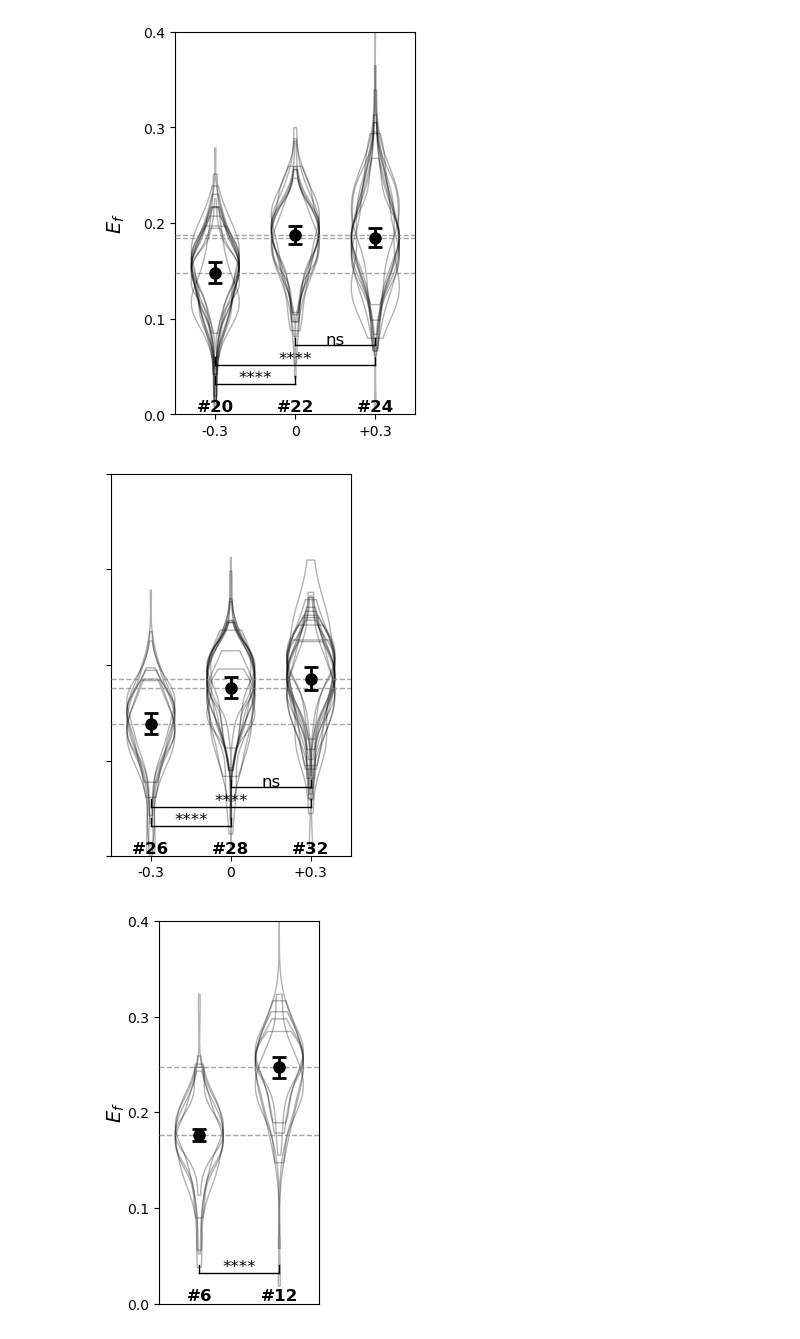
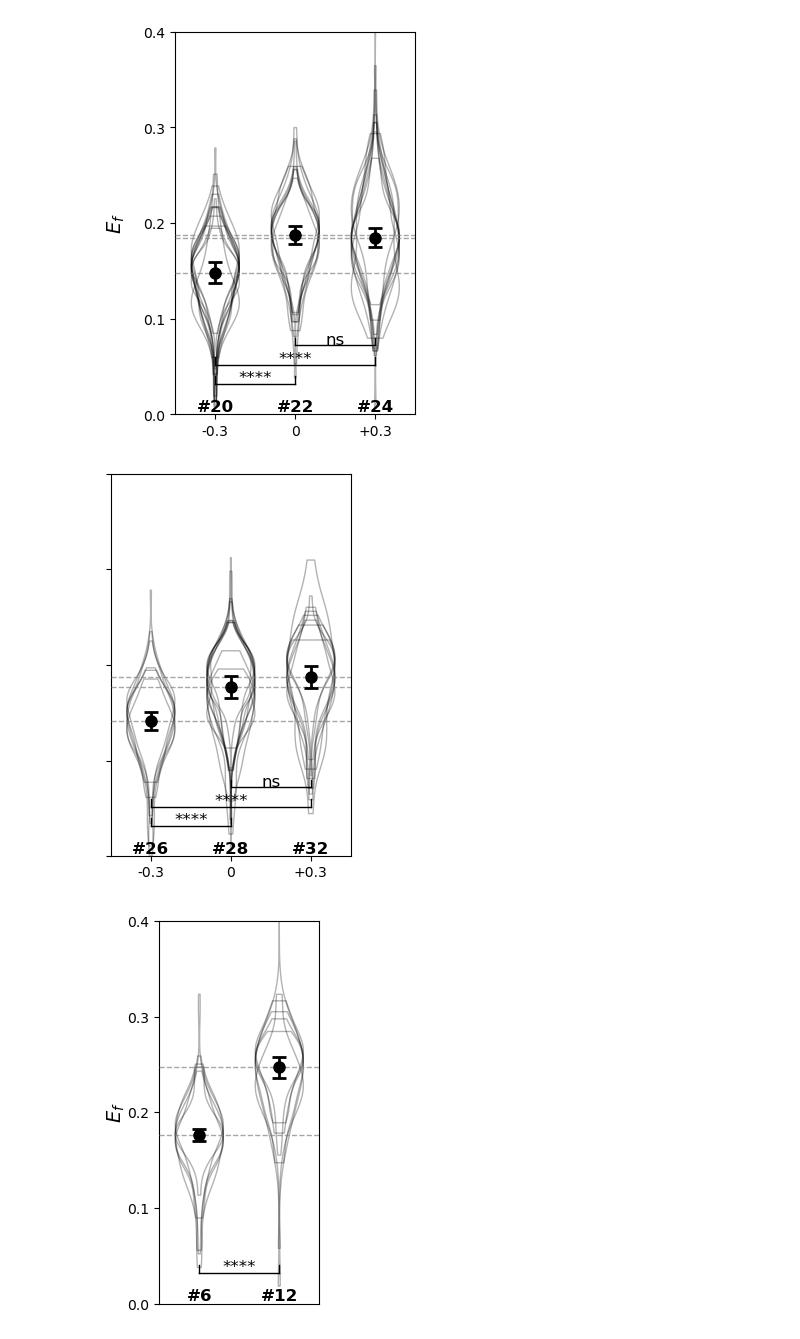
Before and after one commit to sukeniklab/GOOSE_2026, a Jupyter notebook: FRET_data_TB/ViolinPlots.ipynb, the cells around one changed output. Drawn from its saved outputs; the diff is of its cells as text; code cells hidden in the pictures.

```diff
--- a/FRET_data_TB/ViolinPlots.ipynb
+++ b/FRET_data_TB/ViolinPlots.ipynb
@@ -387,13 +424,13 @@ fig, ax = plot_violin_by_construct(df, constructs=[20, 22, 24],
 # %%
 fig, ax = plot_violin_by_construct(df, constructs=[26, 28, 32],
                                      column='Ef_cell',
                                      xlabels=['-0.3', '0', '+0.3'],
                                      figsize=(3, 4.5), top = .4, bot = 0,
                                      ylabel =r'$E_{f}$',
-                                     labels = False, n = 15)
-#plt.savefig('Figure_graphs/Fig2/26-28-32.svg')
+                                     labels = False)
+plt.savefig('Figure_graphs/Fig2/26-28-32.svg')
 # %% [output]
-[figure, old version]
+[figure, new version]
 # %%
 fig, ax = plot_violin_by_construct(df, constructs=[6, 12],
                                      column='Ef_cell',
```
Also changed, not shown: parts of 7 cells of this notebook, 17 other files.
